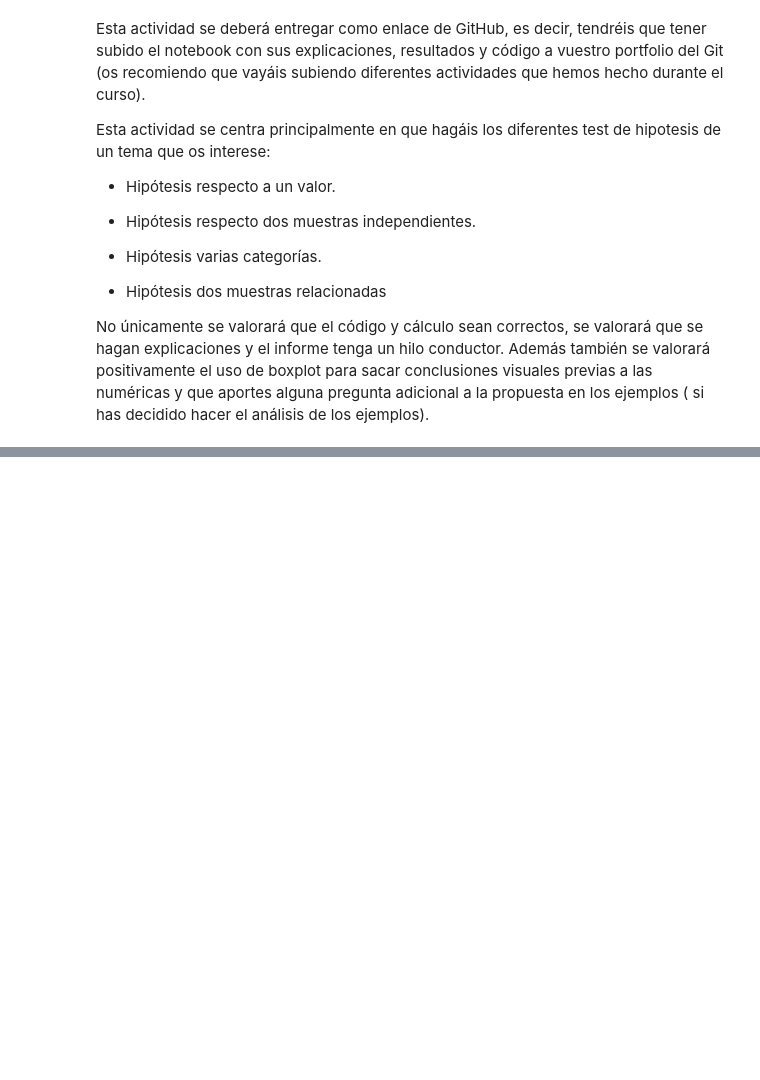
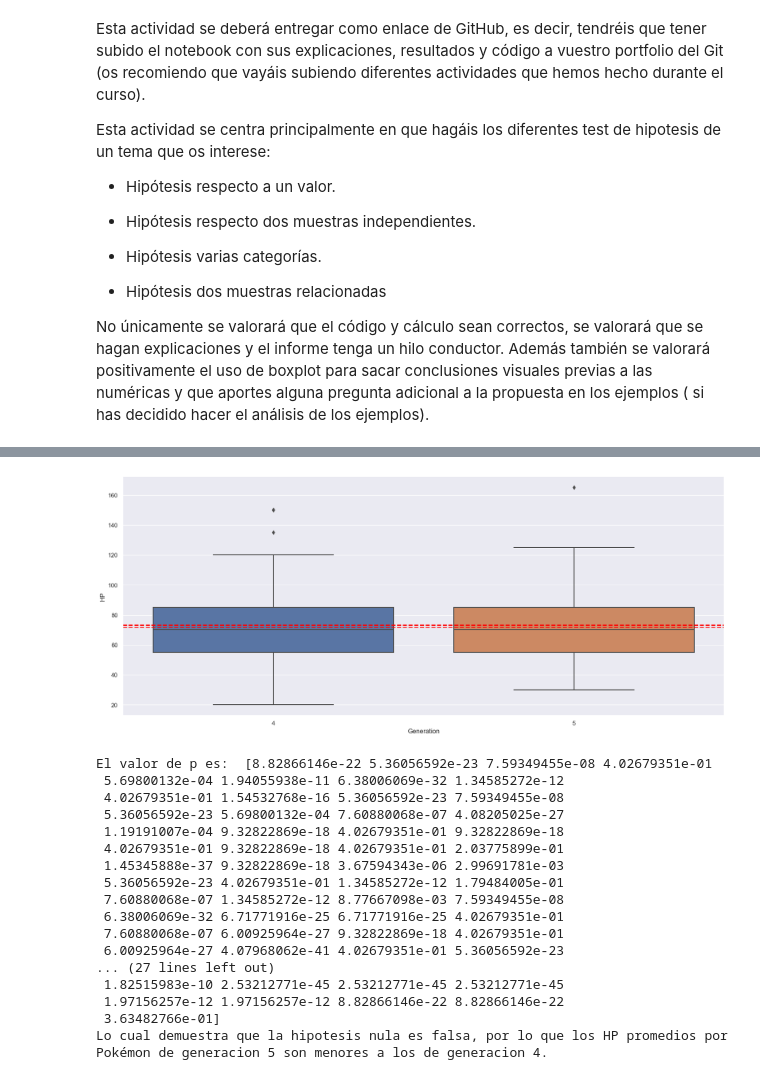
Before and after one commit to gcfp/M03, a Jupyter notebook: evaluable-hypothesis/hypothesisTesting.ipynb, the cells around one changed output, grey strips where cells are left out. Saved outputs shown, nothing was run; the diff lists cells and outputs as text; code cells hidden in the pictures; blank space fills up the shorter version.

```diff
--- a/evaluable-hypothesis/hypothesisTesting.ipynb
+++ b/evaluable-hypothesis/hypothesisTesting.ipynb
@@ -92,0 +137,43 @@ Ttest_indResult(statistic=-1.9401973184338772, pvalue=0.05571387119282511)
+# %%
+# Hipótesis 4: ¿Los HP promedios por Pokémon de generacion 5 son menores a los de generacion 4?
+
+# Filtramos los datos
+pokemon_filtered = pokemon_df[['Generation', 'HP']]
+pokemon_filtered = pokemon_filtered[(pokemon_filtered['Generation'] == 4) | (pokemon_filtered['Generation'] == 5)]
+HP_generation_4 = pokemon_filtered[pokemon_filtered['Generation'] == 4]['HP']
+HP_generation_5 = pokemon_filtered[pokemon_filtered['Generation'] == 5]['HP']
+# Mostramos graficamente los valores.
+sns.boxplot(x='Generation', y='HP', data=pokemon_filtered)
+plt.axhline(HP_generation_4.mean(), color='red', linestyle='dashed', linewidth=2)
+plt.axhline(HP_generation_5.mean(), color='red', linestyle='dashed', linewidth=2)
+plt.show()
+
+# Comprobamos si los HP promedios por Pokémon de generacion 5 son menores a los de generacion 4.
+# Para ello, realizamos una prueba de hipótesis.
+# Hipótesis nula: Los HP promedios por Pokémon de generacion 5 son mayores o iguales a los de generacion 4.
+# Nivel de significación: 0.05
+
+t_statistic, p_value = stats.ttest_1samp(HP_generation_4, HP_generation_5)
+
+# Respuesta
+print('El valor de p es: ', p_value)
+print('Lo cual demuestra que la hipotesis nula es falsa, por lo que los HP promedios por Pokémon de generacion 5 son menores a los de generacion 4.')
+# %% [output]
+[figure, added]
+El valor de p es:  [8.82866146e-22 5.36056592e-23 7.59349455e-08 4.02679351e-01
+ 5.69800132e-04 1.94055938e-11 6.38006069e-32 1.34585272e-12
+ 4.02679351e-01 1.54532768e-16 5.36056592e-23 7.59349455e-08
+ 5.36056592e-23 5.69800132e-04 7.60880068e-07 4.08205025e-27
+ 1.19191007e-04 9.32822869e-18 4.02679351e-01 9.32822869e-18
+ 4.02679351e-01 9.32822869e-18 4.02679351e-01 2.03775899e-01
+ 1.45345888e-37 9.32822869e-18 3.67594343e-06 2.99691781e-03
+ 5.36056592e-23 4.02679351e-01 1.34585272e-12 1.79484005e-01
+ 7.60880068e-07 1.34585272e-12 8.77667098e-03 7.59349455e-08
+ 6.38006069e-32 6.71771916e-25 6.71771916e-25 4.02679351e-01
+ 7.60880068e-07 6.00925964e-27 9.32822869e-18 4.02679351e-01
+ 6.00925964e-27 4.07968062e-41 4.02679351e-01 5.36056592e-23
+... (27 lines left out)
+ 1.82515983e-10 2.53212771e-45 2.53212771e-45 2.53212771e-45
+ 1.97156257e-12 1.97156257e-12 8.82866146e-22 8.82866146e-22
+ 3.63482766e-01]
+Lo cual demuestra que la hipotesis nula es falsa, por lo que los HP promedios por Pokémon de generacion 5 son menores a los de generacion 4.
```
Also changed, not shown: parts of 5 cells of this notebook.
